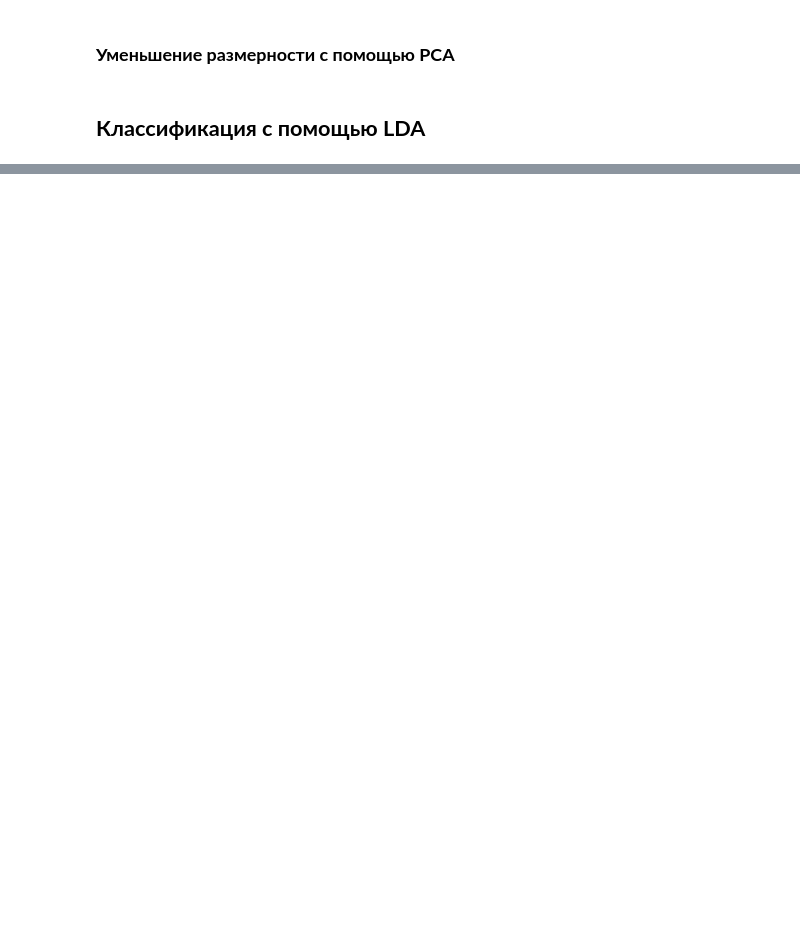
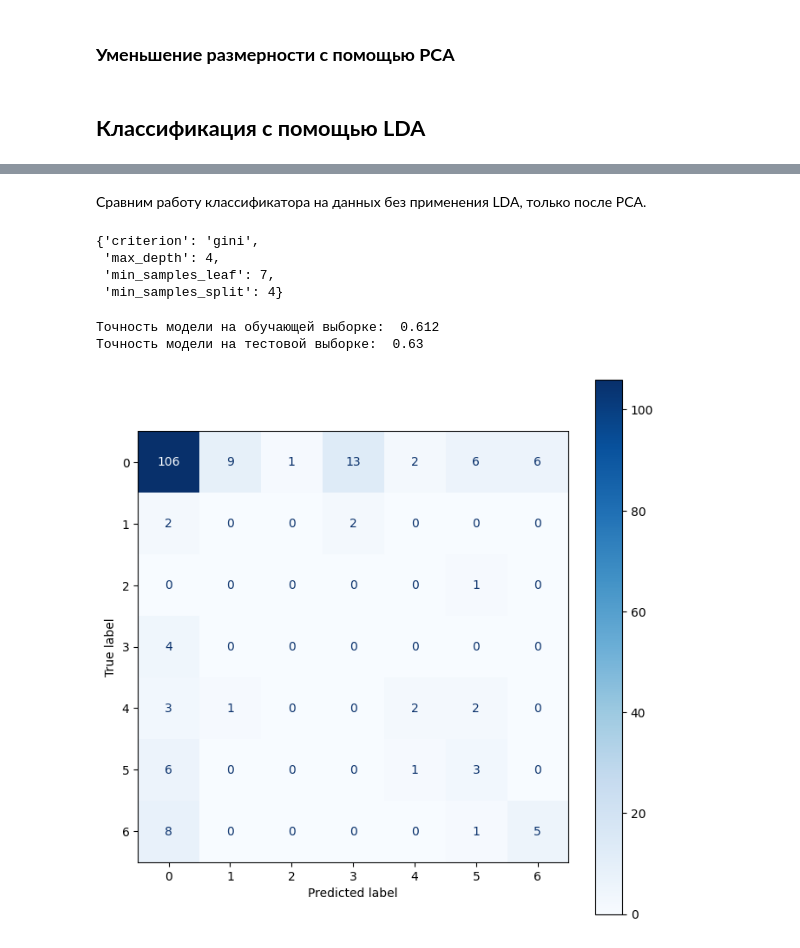
Before and after one commit to oodlbee/emotion_classification, a Jupyter notebook: notebooks/emotion_classification.ipynb, the cells around one changed output, grey strips where cells are left out. Cells and saved outputs as stored; diff of their text form; code cells hidden in the pictures; blank space fills up the shorter version.

```diff
--- a/notebooks/emotion_classification.ipynb
+++ b/notebooks/emotion_classification.ipynb
@@ -678,0 +526,34 @@ disp.plot(cmap = 'Blues', ax=ax);
+# %% [markdown]
+Сравним работу классификатора на данных без применения LDA, только после PCA.
+# %%
+clf_pca = tree.DecisionTreeClassifier()
+params = {'criterion':['gini', 'entropy', 'log_loss'],
+           'max_depth':range(2, 10), 'min_samples_split':range(2, 6),
+            'min_samples_leaf':range(2, 10)}
+search = GridSearchCV(clf_pca, params, cv=5, n_jobs=-1)
+search.fit(x_train_pca, y_train)
+search.best_params_
+# %% [output]
+{'criterion': 'gini',
+ 'max_depth': 4,
+ 'min_samples_leaf': 7,
+ 'min_samples_split': 4}
+# %%
+best_tree_pca = search.best_estimator_
+# %%
+train_accuracy = best_tree_pca.score(x_train_pca, y_train)
+test_accuracy = best_tree_pca.score(x_test_pca, y_test)
+print ('Точность модели на обучающей выборке: ', round (train_accuracy, 3))
+print ('Точность модели на тестовой выборке: ', round (test_accuracy, 3))
+# %% [output]
+Точность модели на обучающей выборке:  0.612
+Точность модели на тестовой выборке:  0.63
+# %%
+tree_prediction = best_tree_pca.predict(x_test_pca)
+conf_matrix = confusion_matrix(tree_prediction, y_test)
+
+fig, ax = plt.subplots(figsize=(8, 8))
+disp = ConfusionMatrixDisplay(conf_matrix)
+disp.plot(cmap = 'Blues', ax=ax);
+# %% [output]
+[figure, added]
```
Also changed, not shown: parts of 110 cells of this notebook, 2 other files.
